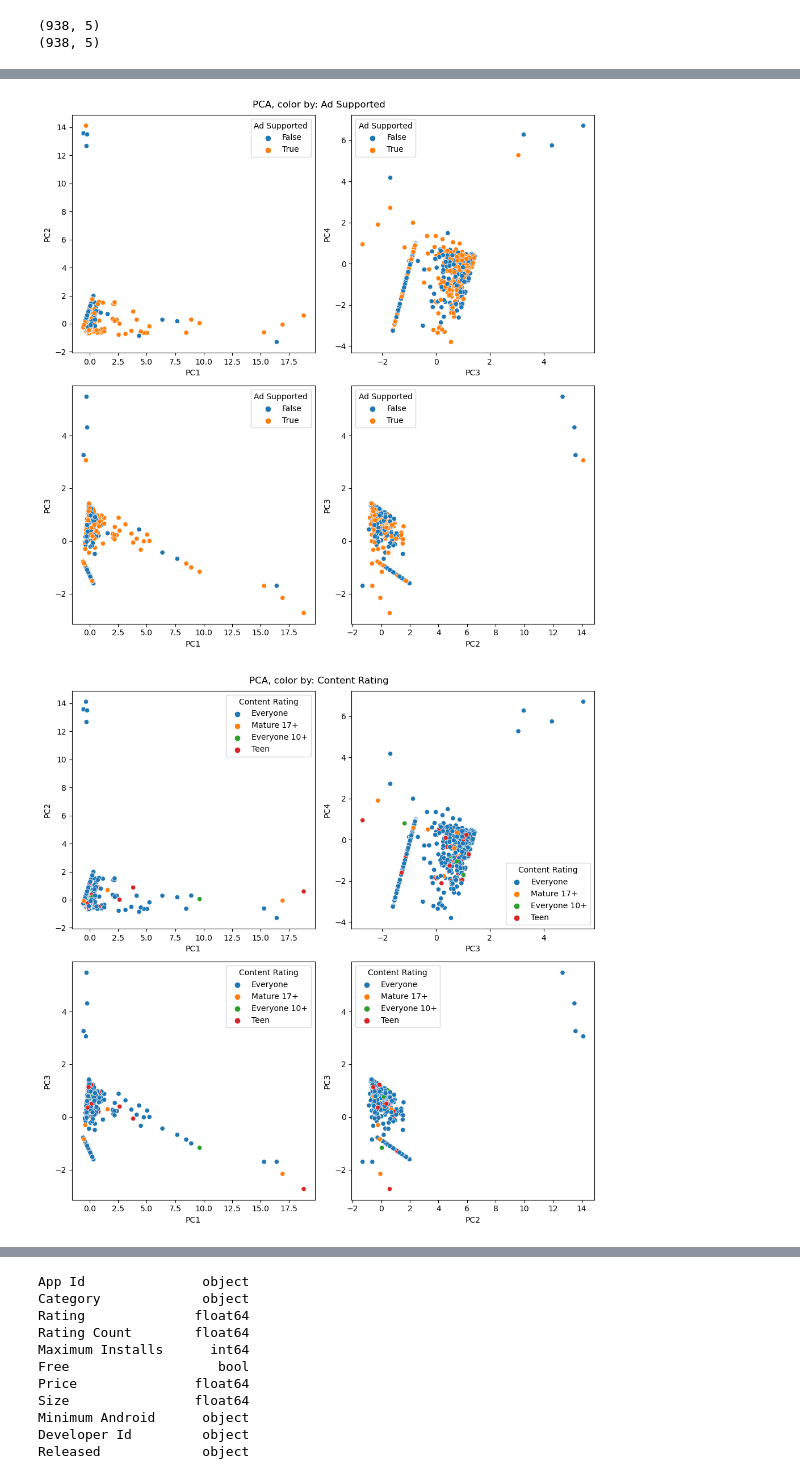
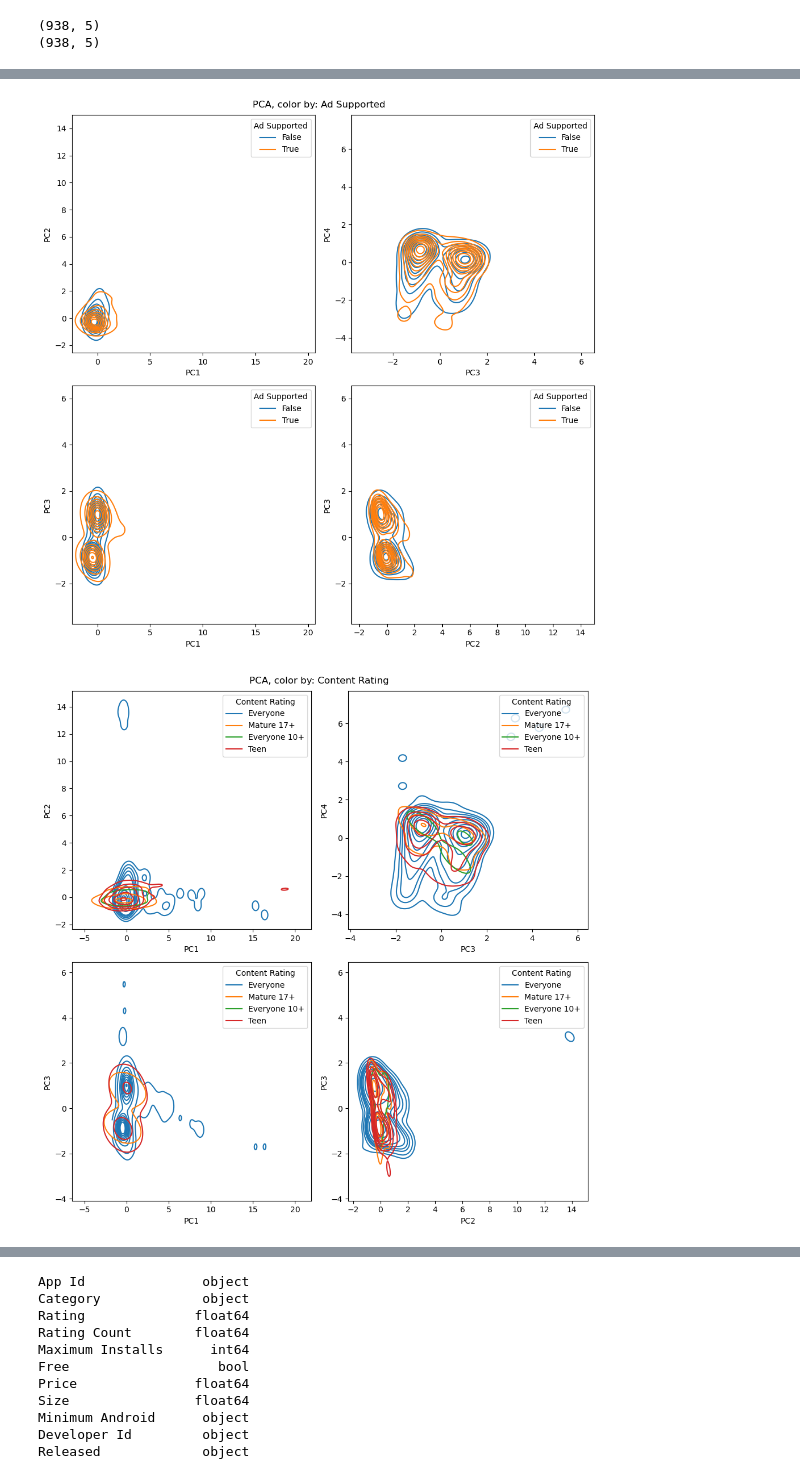
Before and after one commit to LSpekschoor/SDP_PO_123, a Jupyter notebook: Analyse-merged.ipynb, the cells around one changed output, grey strips where cells are left out. Cells and saved outputs as stored; diff of their text form; code cells hidden in the pictures.

```diff
--- a/Analyse-merged.ipynb
+++ b/Analyse-merged.ipynb
@@ -131,7 +131,8 @@ for cat_var_oi in cat_columns:
     if 1 < unique_cat_values < 11: #this needs to be extended, e.g. to 10 colors by making a predefined colormap
         pca_fig, axs = plt.subplots(nrows = len(pcs_oi)//2, ncols=2, figsize=(10, 10))
         for i in range(len(pcs_oi)):
-            sns.scatterplot(ax=axs[i//2, i%2], x = x_pca[:,pcs_oi[i][0]-1], y= x_pca[:,pcs_oi[i][1]-1], hue=cat_df[cat_var_oi])
+            sns.kdeplot(ax=axs[i//2, i%2], x = x_pca[:,pcs_oi[i][0]-1], y= x_pca[:,pcs_oi[i][1]-1], hue=cat_df[cat_var_oi])
+            #sns.scatterplot(ax=axs[i//2, i%2], x = x_pca[:,pcs_oi[i][0]-1], y= x_pca[:,pcs_oi[i][1]-1], hue=cat_df[cat_var_oi])
             #axs[i//2, i%2].scatter(x_pca[:,pcs_oi[i][0]-1],x_pca[:,pcs_oi[i][1]-1], c=pd.factorize(cat_df[cat_var_oi]), color_map='Viridis')
             axs[i//2, i%2].set_xlabel('PC'+str(pcs_oi[i][0]))
             axs[i//2, i%2].set_ylabel('PC'+str(pcs_oi[i][1]))
@@ -155,2 +156,2 @@ Size_category unique values:  1
-[figure, old version]
+[figure, new version]
-[figure, old version]
+[figure, new version]
```
Also changed, not shown: parts of 3 cells of this notebook.
